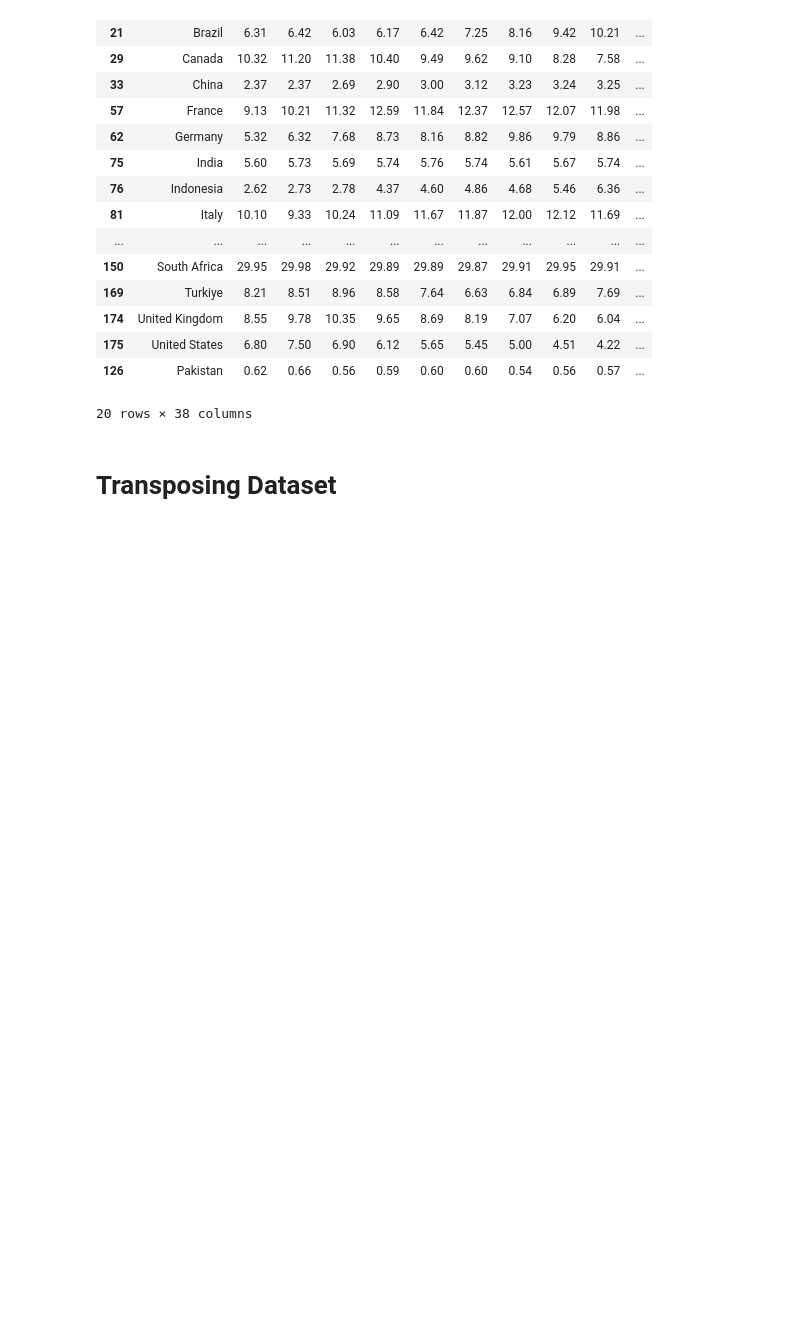
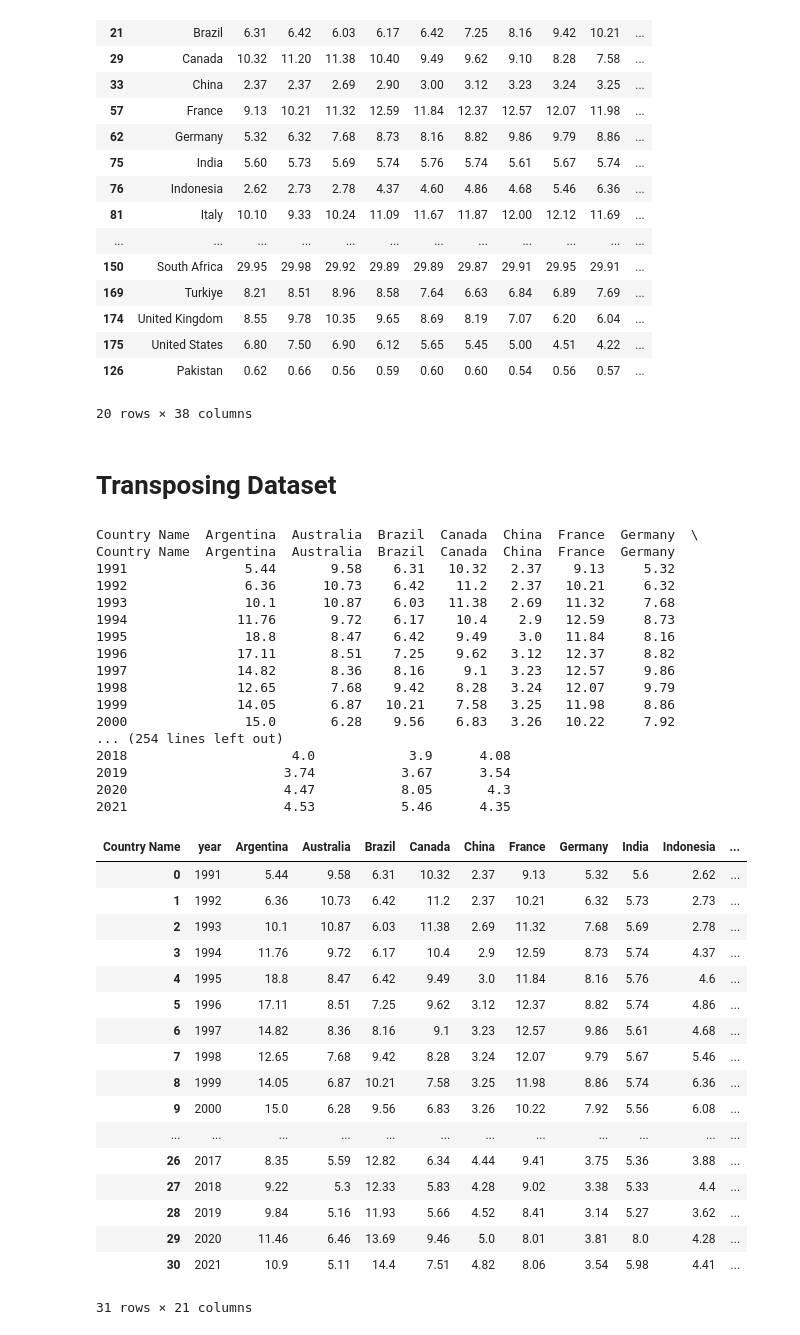
Before and after one commit to akhiltejareddy01/Analyzing_predicting_unemployment_across_world, a Jupyter notebook: Business Case Studies/Unemployment(Part 2).ipynb, the cells around one changed output. Drawn from its saved outputs; the diff is of its cells as text; code cells hidden in the pictures; blank space fills up the shorter version.

```diff
--- a/Business Case Studies/Unemployment(Part 2).ipynb
+++ b/Business Case Studies/Unemployment(Part 2).ipynb
@@ -21,7 +21,7 @@ warnings.filterwarnings("ignore")
 # %%
 #pre-processed csv file from part 1 has been considered
 
-data=pd.read_csv("E:/Analyzing_Unemployment_rate_across_the_world/Part 2/2ndpart.csv",na_values='NaN')
+data=pd.read_csv("E:/Analyzing_Unemployment_rate_across_the_world/Business Case Studies/2ndpart.csv",na_values='NaN')
 data.head()
 # %% [output]
 |  | Unnamed: 0 | Country Name | Country Code | 1991 | 1992 | 1993 | 1994 | 1995 | 1996 | 1997 | ... |
@@ -142,3 +142,66 @@ fig=px.bar(x=data_g20c['Country Name'],y=data_g20c['average'],height=500,width=1
 fig.show()
 # %% [markdown]
 # **Transposing Dataset**
+# %%
+#transposing the dataset
+data_n=data_g20c.T
+
+#dropping unwanted columns
+data_n.drop(['continent','sub_region','average','91-20','20-21','21-22'],axis=0,inplace=True)
+
+#converting rows into header column
+header_row = 0
+data_n.columns = data_n.iloc[header_row]
+print(data_n)
+
+# Convert row to column header using DataFrame.iloc[]
+data_n.columns = data_n.iloc[0]
+print(data_n)
+
+#dropping unwanted columns
+data_n.drop('Country Name',axis=0,inplace=True)
+
+#sorting the columns
+data_n.sort_index(axis=1,inplace=True)
+
+#resetting index values as column name
+data_n.reset_index(level=0,inplace=True)
+
+data_n.rename(columns={'index':'year'},inplace=True)
+data_n
+# %% [output]
+Country Name  Argentina  Australia  Brazil  Canada  China  France  Germany  \
+Country Name  Argentina  Australia  Brazil  Canada  China  France  Germany
+1991               5.44       9.58    6.31   10.32   2.37    9.13     5.32
+1992               6.36      10.73    6.42    11.2   2.37   10.21     6.32
+1993               10.1      10.87    6.03   11.38   2.69   11.32     7.68
+1994              11.76       9.72    6.17    10.4    2.9   12.59     8.73
+1995               18.8       8.47    6.42    9.49    3.0   11.84     8.16
+1996              17.11       8.51    7.25    9.62   3.12   12.37     8.82
+1997              14.82       8.36    8.16     9.1   3.23   12.57     9.86
+1998              12.65       7.68    9.42    8.28   3.24   12.07     9.79
+1999              14.05       6.87   10.21    7.58   3.25   11.98     8.86
+2000               15.0       6.28    9.56    6.83   3.26   10.22     7.92
+... (254 lines left out)
+2018                     4.0            3.9      4.08
+2019                    3.74           3.67      3.54
+2020                    4.47           8.05       4.3
+2021                    4.53           5.46      4.35
+| Country Name | year | Argentina | Australia | Brazil | Canada | China | France | Germany | India | Indonesia | ... |
+| 0 | 1991 | 5.44 | 9.58 | 6.31 | 10.32 | 2.37 | 9.13 | 5.32 | 5.6 | 2.62 | ... |
+| 1 | 1992 | 6.36 | 10.73 | 6.42 | 11.2 | 2.37 | 10.21 | 6.32 | 5.73 | 2.73 | ... |
+| 2 | 1993 | 10.1 | 10.87 | 6.03 | 11.38 | 2.69 | 11.32 | 7.68 | 5.69 | 2.78 | ... |
+| 3 | 1994 | 11.76 | 9.72 | 6.17 | 10.4 | 2.9 | 12.59 | 8.73 | 5.74 | 4.37 | ... |
+| 4 | 1995 | 18.8 | 8.47 | 6.42 | 9.49 | 3.0 | 11.84 | 8.16 | 5.76 | 4.6 | ... |
+| 5 | 1996 | 17.11 | 8.51 | 7.25 | 9.62 | 3.12 | 12.37 | 8.82 | 5.74 | 4.86 | ... |
+| 6 | 1997 | 14.82 | 8.36 | 8.16 | 9.1 | 3.23 | 12.57 | 9.86 | 5.61 | 4.68 | ... |
+| 7 | 1998 | 12.65 | 7.68 | 9.42 | 8.28 | 3.24 | 12.07 | 9.79 | 5.67 | 5.46 | ... |
+| 8 | 1999 | 14.05 | 6.87 | 10.21 | 7.58 | 3.25 | 11.98 | 8.86 | 5.74 | 6.36 | ... |
+| 9 | 2000 | 15.0 | 6.28 | 9.56 | 6.83 | 3.26 | 10.22 | 7.92 | 5.56 | 6.08 | ... |
+| ... | ... | ... | ... | ... | ... | ... | ... | ... | ... | ... | ... |
+| 26 | 2017 | 8.35 | 5.59 | 12.82 | 6.34 | 4.44 | 9.41 | 3.75 | 5.36 | 3.88 | ... |
+| 27 | 2018 | 9.22 | 5.3 | 12.33 | 5.83 | 4.28 | 9.02 | 3.38 | 5.33 | 4.4 | ... |
+| 28 | 2019 | 9.84 | 5.16 | 11.93 | 5.66 | 4.52 | 8.41 | 3.14 | 5.27 | 3.62 | ... |
+| 29 | 2020 | 11.46 | 6.46 | 13.69 | 9.46 | 5.0 | 8.01 | 3.81 | 8.0 | 4.28 | ... |
+| 30 | 2021 | 10.9 | 5.11 | 14.4 | 7.51 | 4.82 | 8.06 | 3.54 | 5.98 | 4.41 | ... |
+31 rows × 21 columns
```
Also changed, not shown: parts of 1 cell of this notebook, 1 other file.
